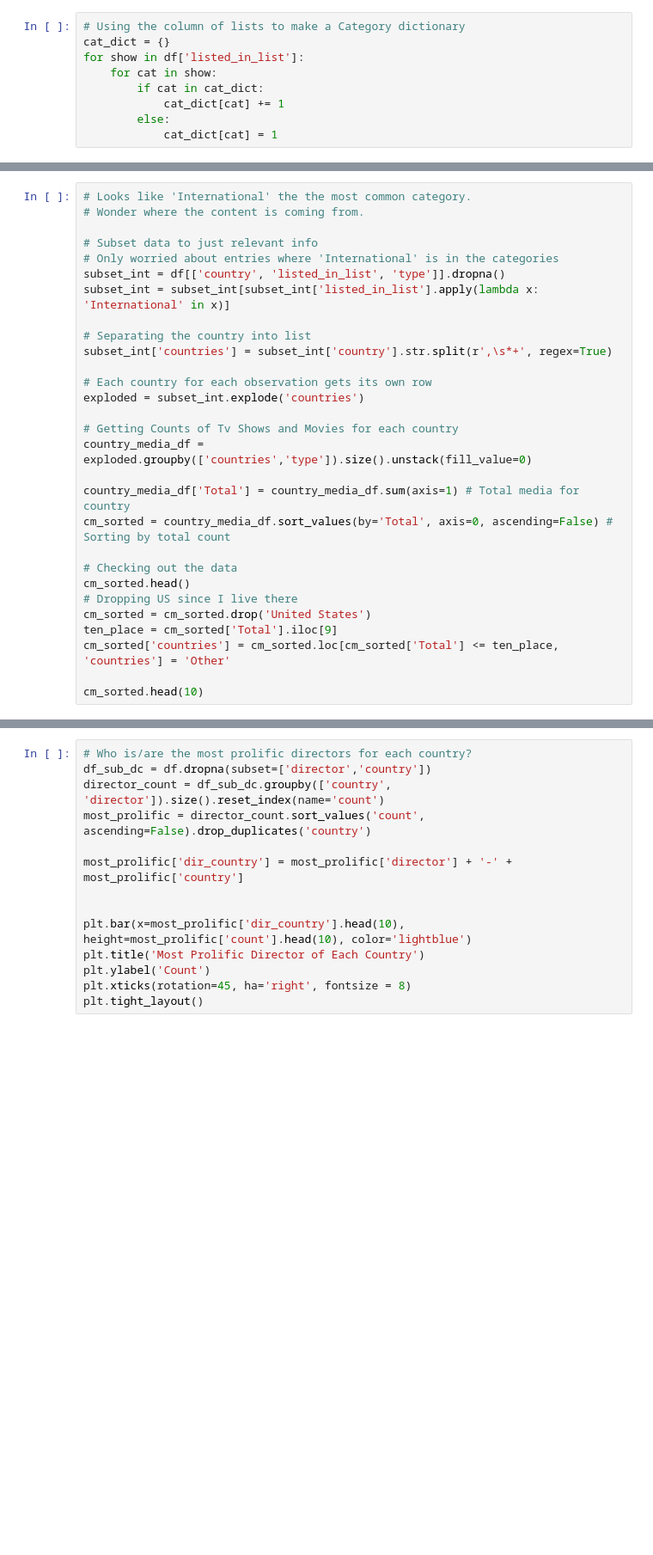
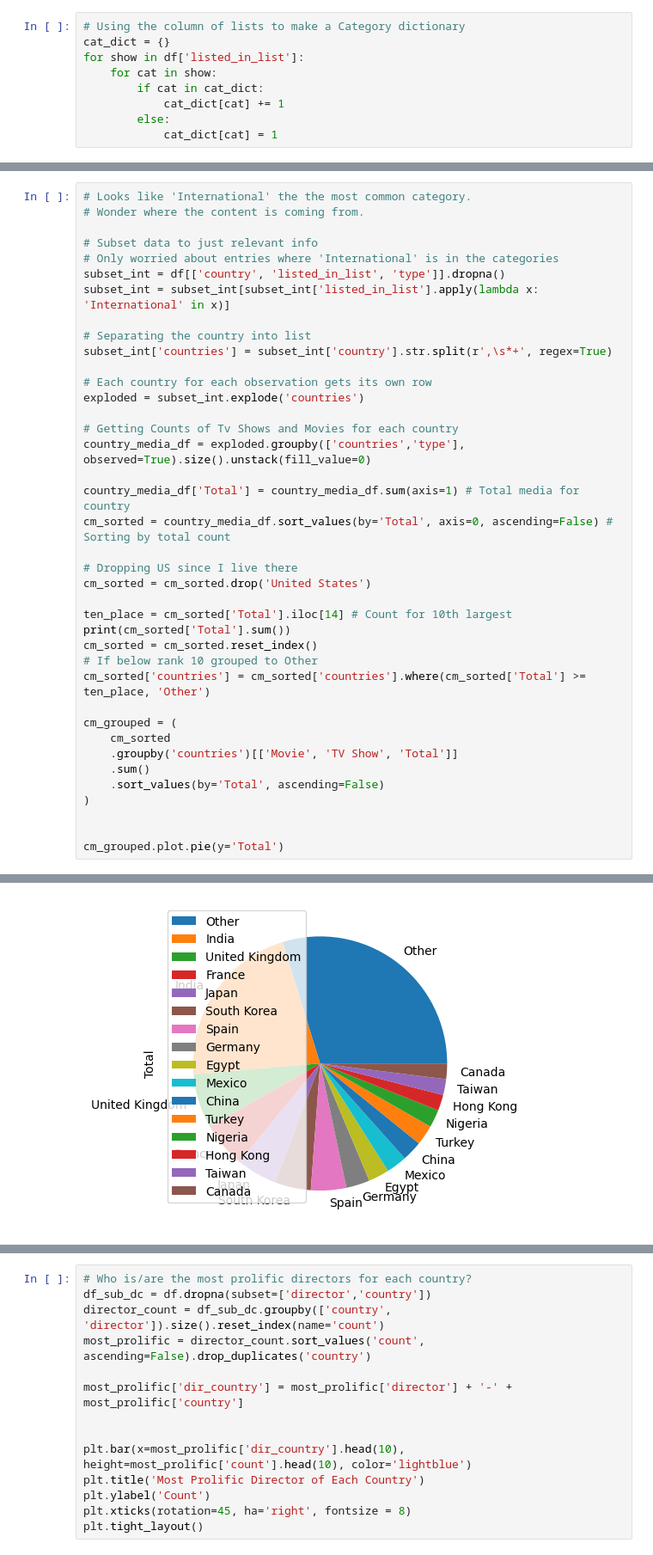
Before and after one commit to zdelk/netflix_eda, a Jupyter notebook: netflix_eda.ipynb, the cells around one changed output, grey strips where cells are left out. Shown at 86% size. Drawn from its saved outputs; the diff is of its cells as text; blank space fills up the shorter version.

Commit message:
Almost done with Q1 worked a bit on others

```diff
--- a/netflix_eda.ipynb
+++ b/netflix_eda.ipynb
@@ -102,17 +96,27 @@ subset_int['countries'] = subset_int['country'].str.split(r',\s*+', regex=True)
 exploded = subset_int.explode('countries')
 
 # Getting Counts of Tv Shows and Movies for each country
-country_media_df = exploded.groupby(['countries','type']).size().unstack(fill_value=0)
+country_media_df = exploded.groupby(['countries','type'], observed=True).size().unstack(fill_value=0)
 
 country_media_df['Total'] = country_media_df.sum(axis=1) # Total media for country
 cm_sorted = country_media_df.sort_values(by='Total', axis=0, ascending=False) # Sorting by total count
 
-# Checking out the data
-cm_sorted.head()
 # Dropping US since I live there
 cm_sorted = cm_sorted.drop('United States')
-ten_place = cm_sorted['Total'].iloc[9]
-cm_sorted['countries'] = cm_sorted.loc[cm_sorted['Total'] <= ten_place, 'countries'] = 'Other'
 
-cm_sorted.head(10)
+ten_place = cm_sorted['Total'].iloc[14] # Count for 10th largest
+print(cm_sorted['Total'].sum())
+cm_sorted = cm_sorted.reset_index()
+# If below rank 10 grouped to Other
+cm_sorted['countries'] = cm_sorted['countries'].where(cm_sorted['Total'] >= ten_place, 'Other')
+
+cm_grouped = (
+    cm_sorted
+    .groupby('countries')[['Movie', 'TV Show', 'Total']]
+    .sum()
+    .sort_values(by='Total', ascending=False)
+)
+
+
+cm_grouped.plot.pie(y='Total')
 # %% [output]
@@ -131 +125,2 @@ cm_sorted.head(10)
+[figure, added]
 # %%
```
Also changed, not shown: parts of 7 cells of this notebook, 1 other file.
